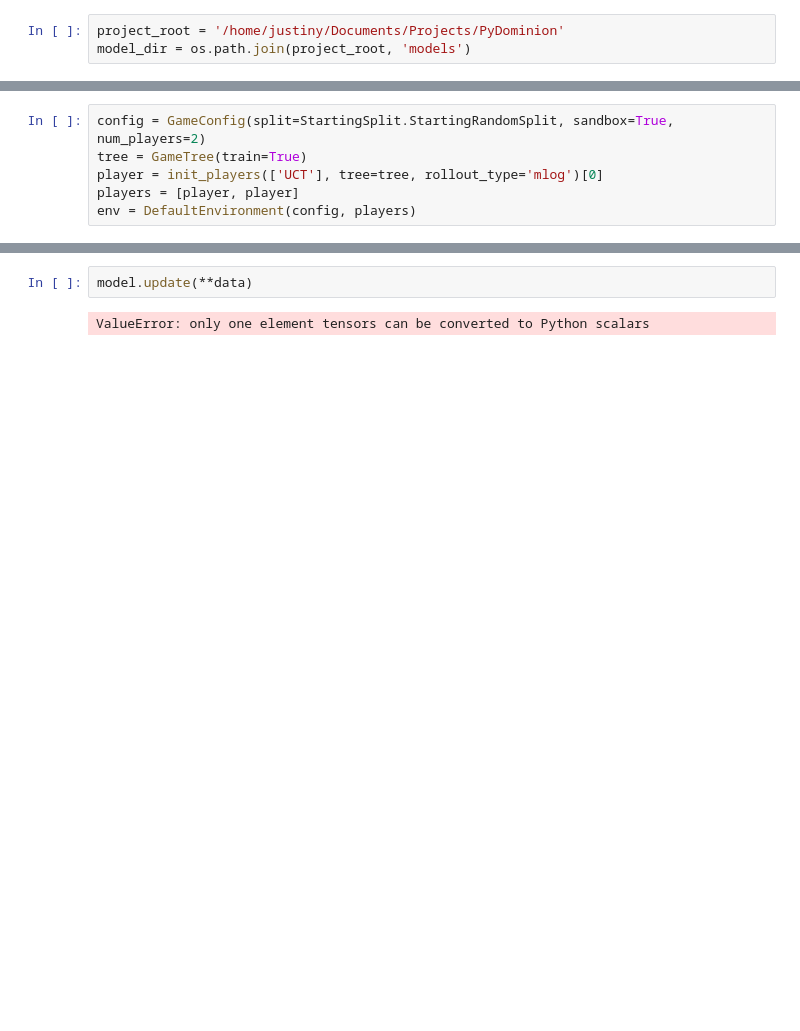
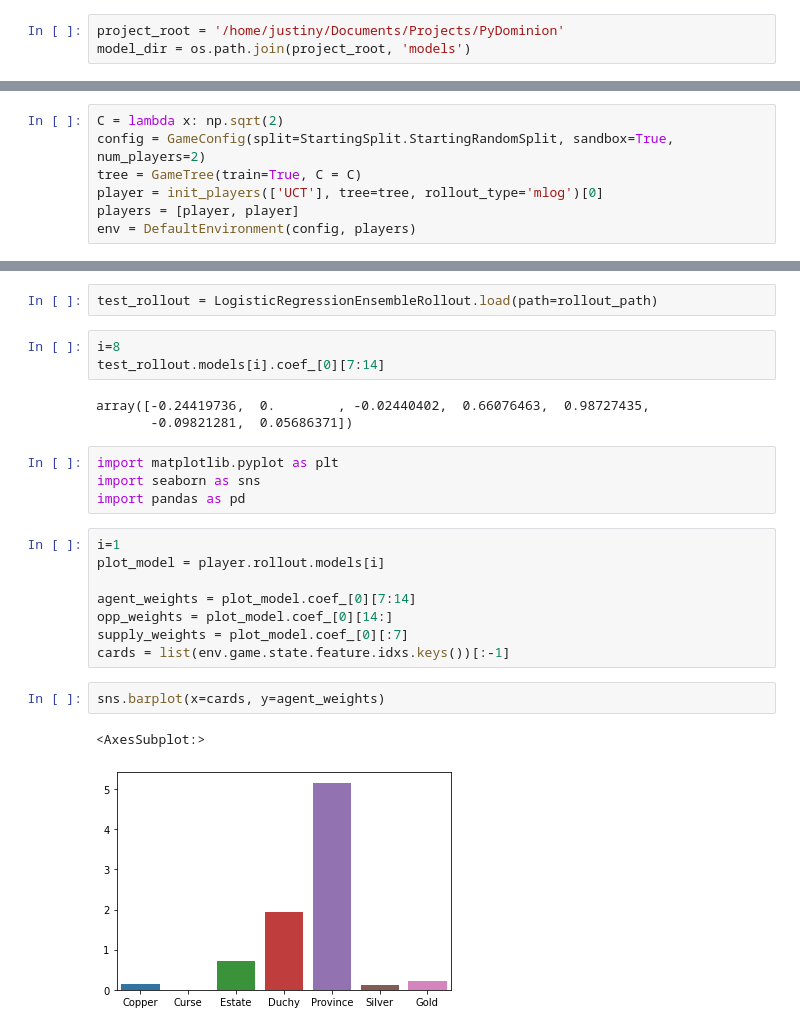
Before and after one commit to SpecificGenerality/PyDominion, a Jupyter notebook: notebooks/mcts_training.ipynb, the cells around one changed output, grey strips where cells are left out. Drawn from its saved outputs; the diff is of its cells as text; blank space fills up the shorter version.

```diff
--- a/notebooks/mcts_training.ipynb
+++ b/notebooks/mcts_training.ipynb
@@ -20,8 +18,9 @@ rollout_name = 'mlog-10k'
 tree_path = os.path.join(model_dir, tree_name)
 rollout_path = os.path.join(model_dir, rollout_name)
 # %%
+C = lambda x: np.sqrt(2)
 config = GameConfig(split=StartingSplit.StartingRandomSplit, sandbox=True, num_players=2)
-tree = GameTree(train=True)
+tree = GameTree(train=True, C = C)
 player = init_players(['UCT'], tree=tree, rollout_type='mlog')[0]
 players = [player, player]
 env = DefaultEnvironment(config, players)
@@ -40,4 +64,25 @@ data = {'features': np.array([[1,2], [3,4]]), 'idxs': {'Province': 0}, 'rewards'
-# %%
-model.update(**data)
-# %% [output]
-ValueError: only one element tensors can be converted to Python scalars
+# %%
+test_rollout = LogisticRegressionEnsembleRollout.load(path=rollout_path)
+# %%
+i=8
+test_rollout.models[i].coef_[0][7:14]
+# %% [output]
+array([-0.24419736,  0.        , -0.02440402,  0.66076463,  0.98727435,
+       -0.09821281,  0.05686371])
+# %%
+import matplotlib.pyplot as plt
+import seaborn as sns
+import pandas as pd
+# %%
+i=1
+plot_model = player.rollout.models[i]
+
+agent_weights = plot_model.coef_[0][7:14]
+opp_weights = plot_model.coef_[0][14:]
+supply_weights = plot_model.coef_[0][:7]
+cards = list(env.game.state.feature.idxs.keys())[:-1]
+# %%
+sns.barplot(x=cards, y=agent_weights)
+# %% [output]
+<AxesSubplot:>
+[figure, added]
```
Also changed, not shown: parts of 15 cells of this notebook, 6 other files.
